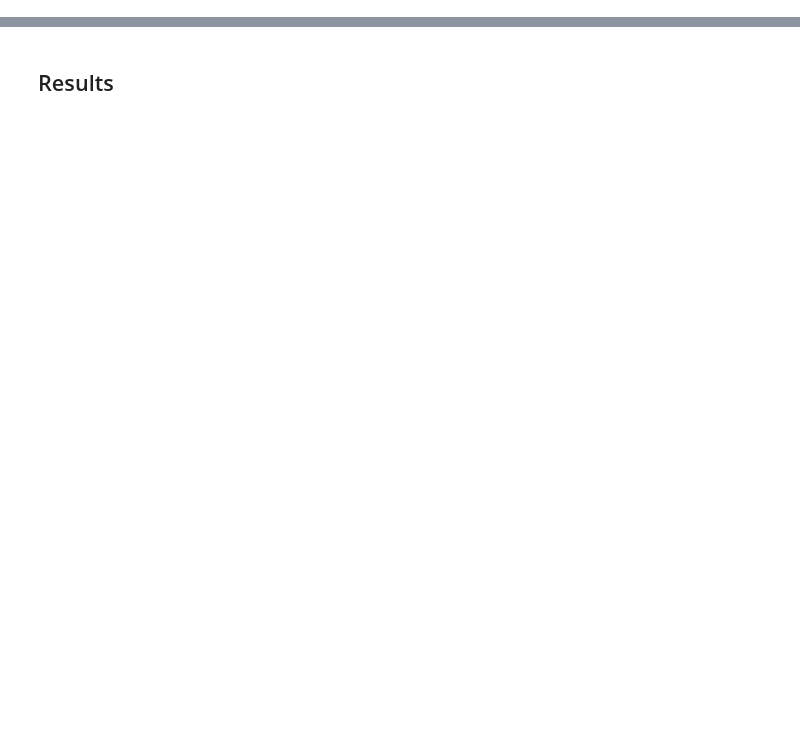
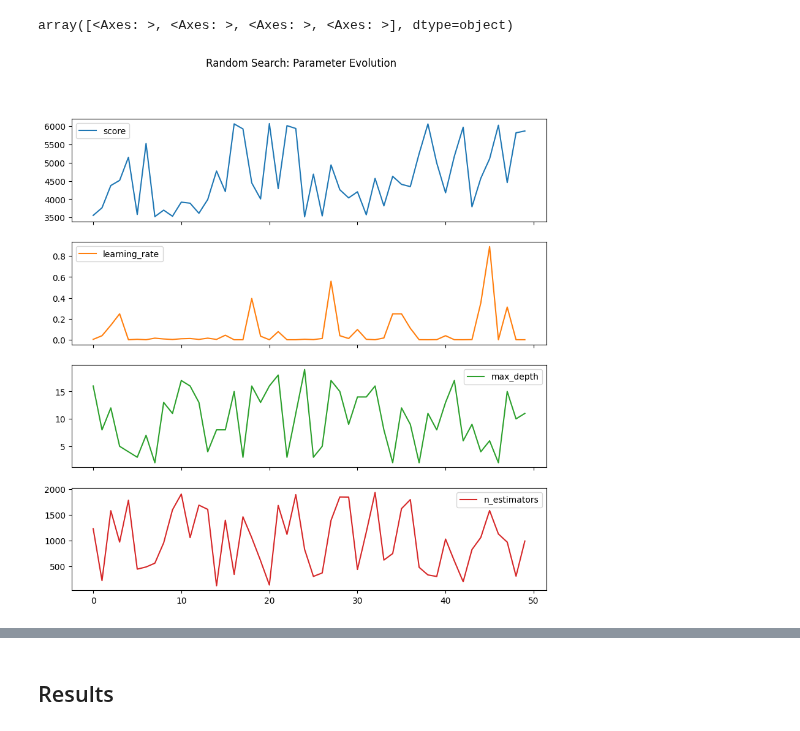
Before and after one commit to hyeonsangjeon/Hyperparameters-Optimization, a Jupyter notebook: HyperParameterInspect.ipynb, the cells around one changed output, grey strips where cells are left out. Drawn from its saved outputs; the diff is of its cells as text; code cells hidden in the pictures; blank space fills up the shorter version.

```diff
--- a/HyperParameterInspect.ipynb
+++ b/HyperParameterInspect.ipynb
@@ -362,0 +599,14 @@ pseudo code로 정리하면:
+# %%
+# Convert Random Search results to DataFrame
+rs_results_df = pd.DataFrame({
+    'score': -rs.cv_results_['mean_test_score'],
+    'learning_rate': rs.cv_results_['param_learning_rate'].data,
+    'max_depth': rs.cv_results_['param_max_depth'].data,
+    'n_estimators': rs.cv_results_['param_n_estimators'].data
+})
+
+# Visualize parameter exploration process
+rs_results_df.plot(subplots=True, figsize=(10, 10), title='Random Search: Parameter Evolution')
+# %% [output]
+array([<Axes: >, <Axes: >, <Axes: >, <Axes: >], dtype=object)
+[figure, added]
```
Also changed, not shown: parts of 90 cells of this notebook, 4 other files.
